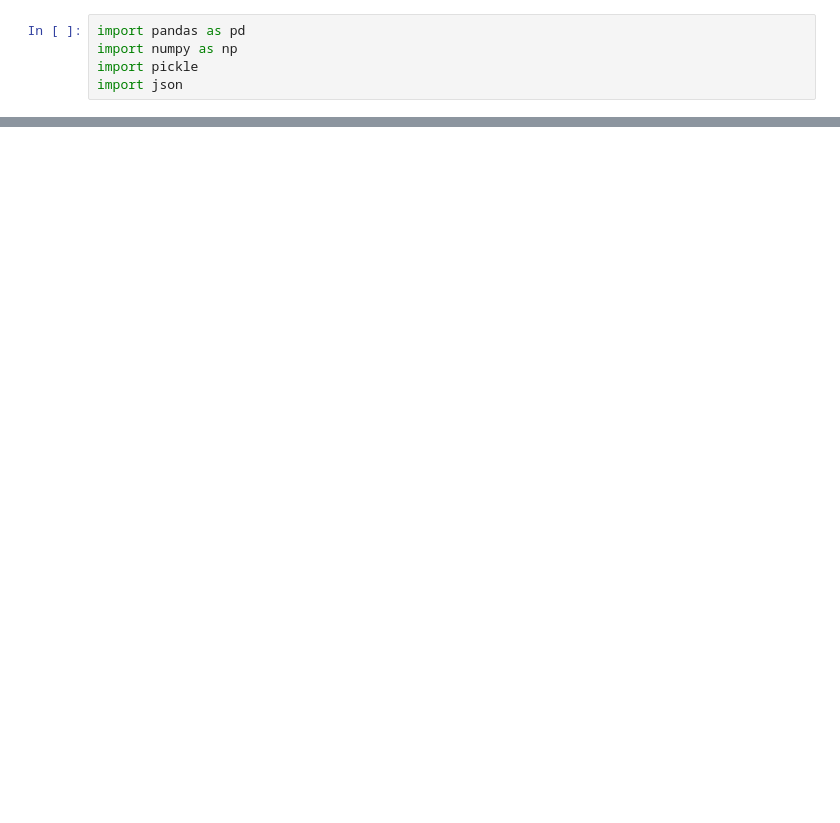
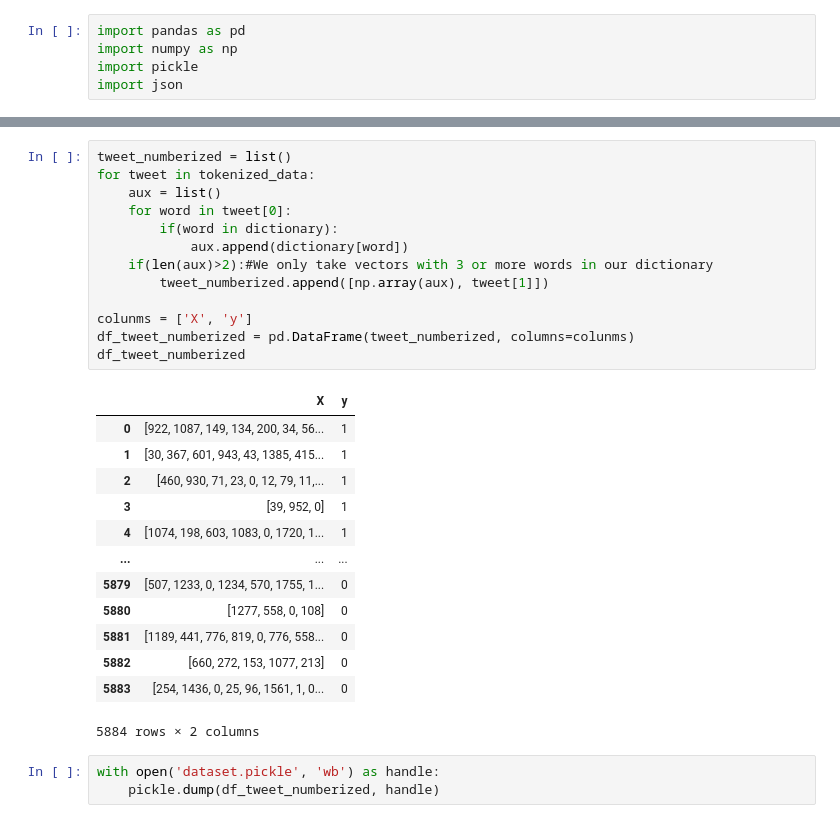
Before and after one commit to rubzip/PoliticalPass, a Jupyter notebook: cleaning/transform_data.ipynb, the cells around one changed output, grey strips where cells are left out. Cells and saved outputs as stored; diff of their text form; blank space fills up the shorter version.

```diff
--- a/cleaning/transform_data.ipynb
+++ b/cleaning/transform_data.ipynb
@@ -35,0 +54,30 @@ FileNotFoundError: [Errno 2] No such file or directory: 'data_tokenized.pickle'
+# %%
+tweet_numberized = list()
+for tweet in tokenized_data:
+    aux = list()
+    for word in tweet[0]:
+        if(word in dictionary):
+            aux.append(dictionary[word])
+    if(len(aux)>2):#We only take vectors with 3 or more words in our dictionary
+        tweet_numberized.append([np.array(aux), tweet[1]])
+
+colunms = ['X', 'y']
+df_tweet_numberized = pd.DataFrame(tweet_numberized, columns=colunms)
+df_tweet_numberized
+# %% [output]
+|  | X | y |
+| 0 | [922, 1087, 149, 134, 200, 34, 56... | 1 |
+| 1 | [30, 367, 601, 943, 43, 1385, 415... | 1 |
+| 2 | [460, 930, 71, 23, 0, 12, 79, 11,... | 1 |
+| 3 | [39, 952, 0] | 1 |
+| 4 | [1074, 198, 603, 1083, 0, 1720, 1... | 1 |
+| ... | ... | ... |
+| 5879 | [507, 1233, 0, 1234, 570, 1755, 1... | 0 |
+| 5880 | [1277, 558, 0, 108] | 0 |
+| 5881 | [1189, 441, 776, 819, 0, 776, 558... | 0 |
+| 5882 | [660, 272, 153, 1077, 213] | 0 |
+| 5883 | [254, 1436, 0, 25, 96, 1561, 1, 0... | 0 |
+5884 rows × 2 columns
+# %%
+with open('dataset.pickle', 'wb') as handle:
+    pickle.dump(df_tweet_numberized, handle)
```
Also changed, not shown: parts of 2 cells of this notebook, 10 other files.
